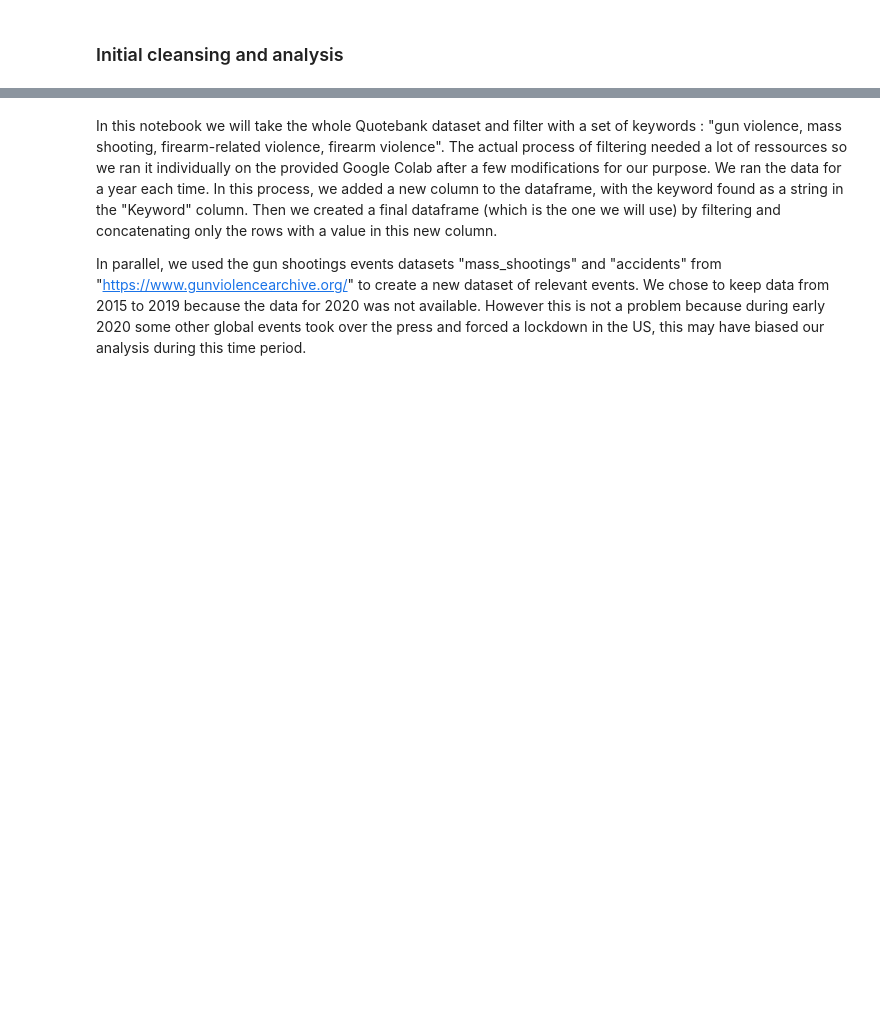
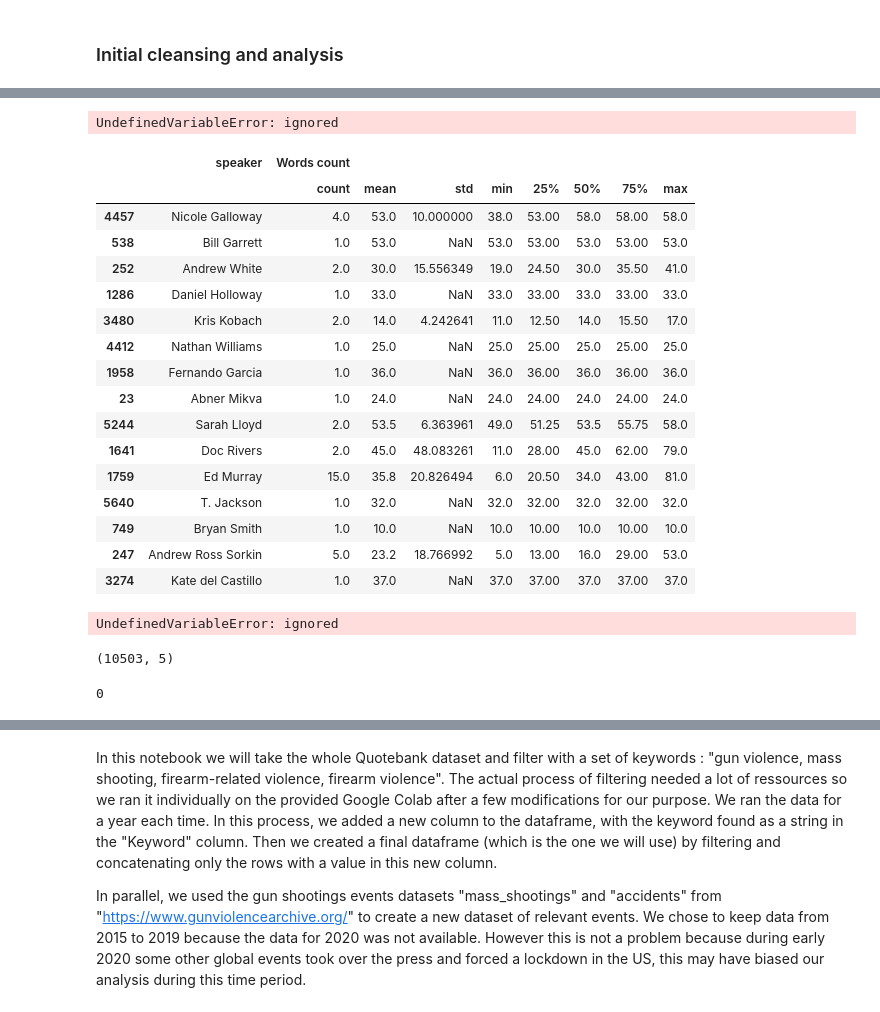
Before and after one commit to epfl-ada/ada-2021-project-lejt, a Jupyter notebook: Initial_Analysis.ipynb, the cells around one changed output, grey strips where cells are left out. Saved outputs shown, nothing was run; the diff lists cells and outputs as text; code cells hidden in the pictures; blank space fills up the shorter version.

```diff
--- a/Initial_Analysis.ipynb
+++ b/Initial_Analysis.ipynb
@@ -1,2 +1,28 @@
 # %% [markdown]
 ### Initial cleansing and analysis
+# %%
+from os import listdir, getcwd
+import fnmatch
+
+#also save include the rows with unkown rows
+DATA_PATH = '/content/drive/MyDrive/projectada/processed_dfs/'
+
+def process_data(path, year, list_dfs):
+  while year < 2020:
+    for file in listdir(path + str(year) + '/'):
+      small_df=pd.read_pickle(DATA_PATH + str(year) + '/' + file, compression='infer')
+      filtered_small_df = small_df.query("keyword == 'gun violence' | keyword == 'mass shooting' | keyword == 'firearm-related violence' | keyword == 'firearm violence'")
+      list_dfs.append(filtered_small_df)
+    year += 1
+  return list_dfs
+
+list_dfs = []
+df = pd.concat(process_data(DATA_PATH, 2015, list_dfs), ignore_index=True)
+# %%
+print(df.sample(10))
+print(df.shape)
+print(len(df[df.isna().any(axis=1)]))
+df['quotation'] = df['quotation'].apply(lambda x: x.lower())
+df['quotation'] = df['quotation'].replace('\d+', '', regex = True)
+df['quotation'] = df['quotation'].replace('[^\w\s\+]', '', regex = True)
+df['Words count'] = df['quotation'].apply(lambda x: len(str(x).split(' ')))
@@ -2,0 +85,36 @@
+# %%
+sorted.query("speaker == 'Freddie Hamilton'")
+# %% [output]
+UndefinedVariableError: ignored
+# %%
+descr = df.groupby(['speaker'])[['Words count']].describe().reset_index()
+descr.sample(15)
+#descr = descr.sort_values('Words count', ascending=False)
+# %% [output]
+|  | speaker | Words count |  |  |  |  |  |  |  |
+|  |  | count | mean | std | min | 25% | 50% | 75% | max |
+| 4457 | Nicole Galloway | 4.0 | 53.0 | 10.000000 | 38.0 | 53.00 | 58.0 | 58.00 | 58.0 |
+| 538 | Bill Garrett | 1.0 | 53.0 | NaN | 53.0 | 53.00 | 53.0 | 53.00 | 53.0 |
+| 252 | Andrew White | 2.0 | 30.0 | 15.556349 | 19.0 | 24.50 | 30.0 | 35.50 | 41.0 |
+| 1286 | Daniel Holloway | 1.0 | 33.0 | NaN | 33.0 | 33.00 | 33.0 | 33.00 | 33.0 |
+| 3480 | Kris Kobach | 2.0 | 14.0 | 4.242641 | 11.0 | 12.50 | 14.0 | 15.50 | 17.0 |
+| 4412 | Nathan Williams | 1.0 | 25.0 | NaN | 25.0 | 25.00 | 25.0 | 25.00 | 25.0 |
+| 1958 | Fernando Garcia | 1.0 | 36.0 | NaN | 36.0 | 36.00 | 36.0 | 36.00 | 36.0 |
+| 23 | Abner Mikva | 1.0 | 24.0 | NaN | 24.0 | 24.00 | 24.0 | 24.00 | 24.0 |
+| 5244 | Sarah Lloyd | 2.0 | 53.5 | 6.363961 | 49.0 | 51.25 | 53.5 | 55.75 | 58.0 |
+| 1641 | Doc Rivers | 2.0 | 45.0 | 48.083261 | 11.0 | 28.00 | 45.0 | 62.00 | 79.0 |
+| 1759 | Ed Murray | 15.0 | 35.8 | 20.826494 | 6.0 | 20.50 | 34.0 | 43.00 | 81.0 |
+| 5640 | T. Jackson | 1.0 | 32.0 | NaN | 32.0 | 32.00 | 32.0 | 32.00 | 32.0 |
+| 749 | Bryan Smith | 1.0 | 10.0 | NaN | 10.0 | 10.00 | 10.0 | 10.00 | 10.0 |
+| 247 | Andrew Ross Sorkin | 5.0 | 23.2 | 18.766992 | 5.0 | 13.00 | 16.0 | 29.00 | 53.0 |
+| 3274 | Kate del Castillo | 1.0 | 37.0 | NaN | 37.0 | 37.00 | 37.0 | 37.00 | 37.0 |
+# %%
+descr.query("speaker == 'Freddie Hamilton'")
+# %% [output]
+UndefinedVariableError: ignored
+# %%
+df2 = df.query("speaker == 'None'")
+df2.head()
+df2.shape
+# %% [output]
+(10503, 5)
@@ -2,0 +139,4 @@
+# %%
+dataf['speaker'].eq('None').sum()
+# %% [output]
+0
```
Also changed, not shown: parts of 9 cells of this notebook.
